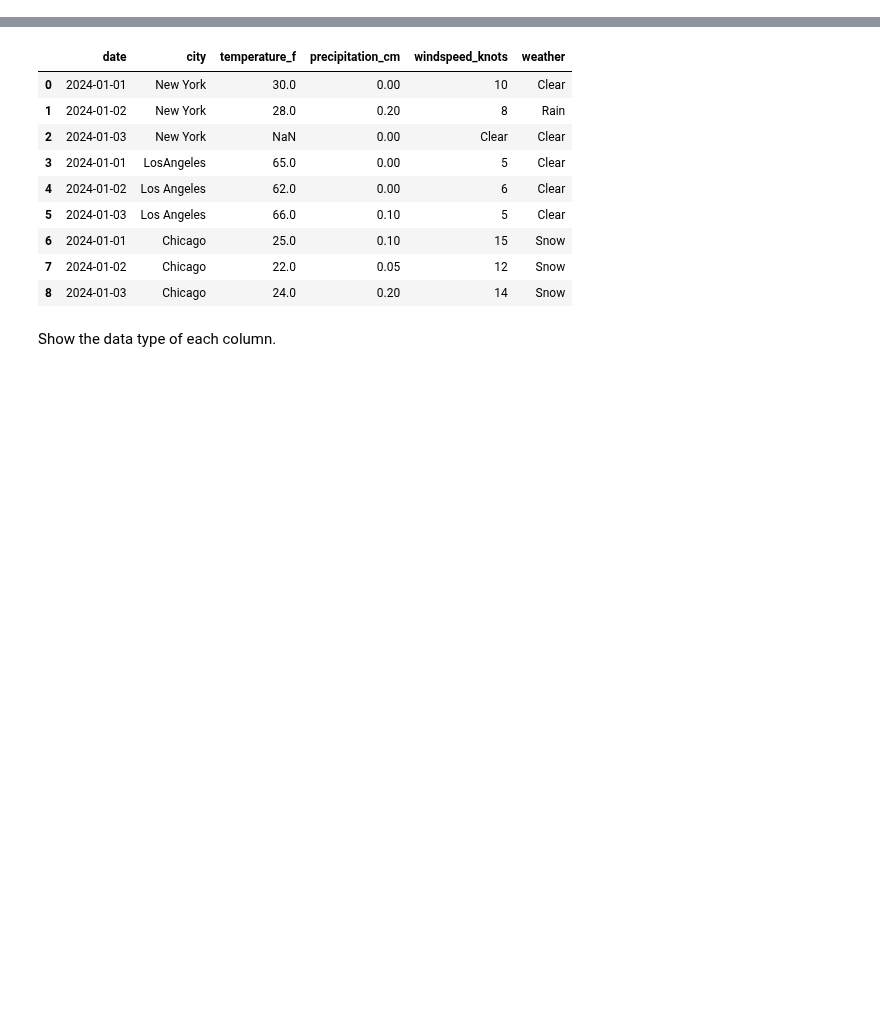
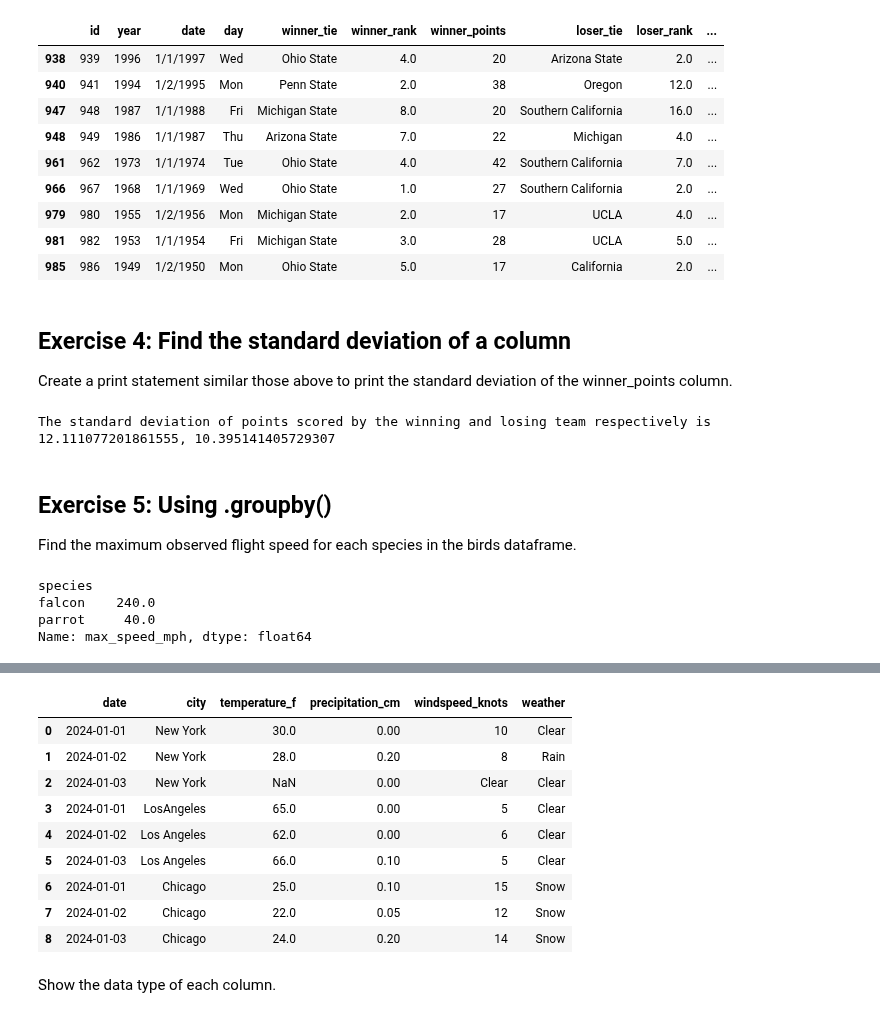
Before and after one commit to kerriegeil/DEV_canvas_beginner_py, a Jupyter notebook: answers_IntroToPandas.ipynb, the cells around one changed output, grey strips where cells are left out. Drawn from its saved outputs; the diff is of its cells as text; code cells hidden in the pictures; blank space fills up the shorter version.

```diff
--- a/answers_IntroToPandas.ipynb
+++ b/answers_IntroToPandas.ipynb
@@ -0,0 +80,36 @@
+# %%
+# add your code here
+
+bowlData[(bowlData.winner_tie.str.contains('State')) & (bowlData.bowl_name.str.contains('Rose')) & (bowlData.attendance > 100000)]
+# %% [output]
+|  | id | year | date | day | winner_tie | winner_rank | winner_points | loser_tie | loser_rank | ... |
+| 938 | 939 | 1996 | 1/1/1997 | Wed | Ohio State | 4.0 | 20 | Arizona State | 2.0 | ... |
+| 940 | 941 | 1994 | 1/2/1995 | Mon | Penn State | 2.0 | 38 | Oregon | 12.0 | ... |
+| 947 | 948 | 1987 | 1/1/1988 | Fri | Michigan State | 8.0 | 20 | Southern California | 16.0 | ... |
+| 948 | 949 | 1986 | 1/1/1987 | Thu | Arizona State | 7.0 | 22 | Michigan | 4.0 | ... |
+| 961 | 962 | 1973 | 1/1/1974 | Tue | Ohio State | 4.0 | 42 | Southern California | 7.0 | ... |
+| 966 | 967 | 1968 | 1/1/1969 | Wed | Ohio State | 1.0 | 27 | Southern California | 2.0 | ... |
+| 979 | 980 | 1955 | 1/2/1956 | Mon | Michigan State | 2.0 | 17 | UCLA | 4.0 | ... |
+| 981 | 982 | 1953 | 1/1/1954 | Fri | Michigan State | 3.0 | 28 | UCLA | 5.0 | ... |
+| 985 | 986 | 1949 | 1/2/1950 | Mon | Ohio State | 5.0 | 17 | California | 2.0 | ... |
+# %% [markdown]
+## Exercise 4: Find the standard deviation of a column
+
+Create a print statement similar those above to print the standard deviation of the winner_points column.
+# %%
+# add your code here
+print(f'The standard deviation of points scored by the winning and losing team respectively \
+is {bowlData.winner_points.std()}, {bowlData.loser_points.std()}')
+# %% [output]
+The standard deviation of points scored by the winning and losing team respectively is 12.111077201861555, 10.395141405729307
+# %% [markdown]
+## Exercise 5: Using .groupby()
+
+Find the maximum observed flight speed for each species in the birds dataframe.
+# %%
+birds.groupby('species')['max_speed_mph'].max()
+# %% [output]
+species
+falcon    240.0
+parrot     40.0
+Name: max_speed_mph, dtype: float64
```
Also changed, not shown: parts of 16 cells of this notebook, 1 other file.
